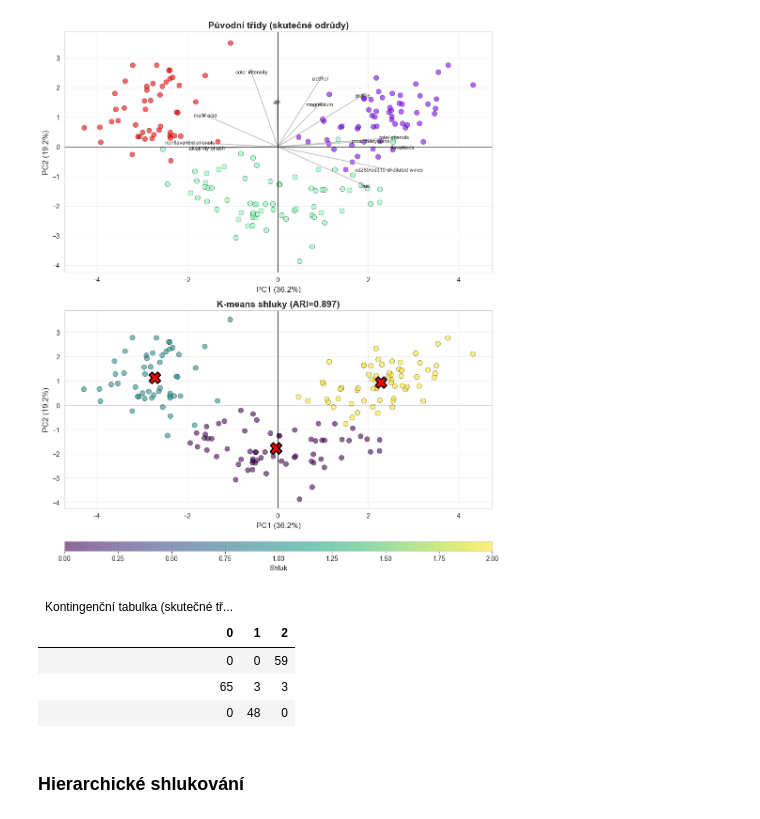
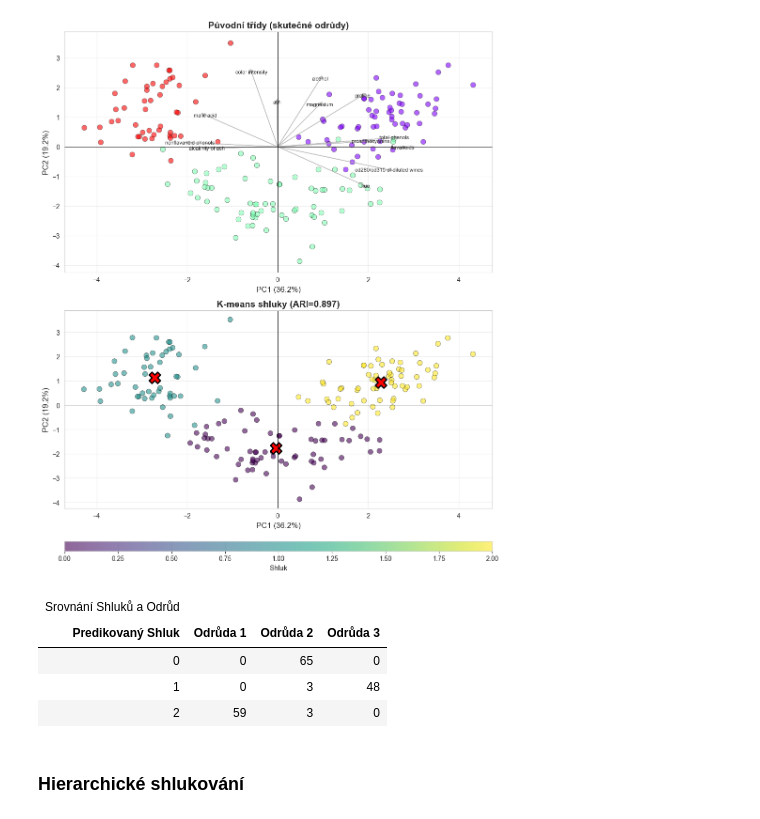
Before and after one commit to sedamichal/XAVDT, a Jupyter notebook: semestral paper/Projekt_Vicerozmerna_Analyza.ipynb, the cells around one changed output. Cells and saved outputs as stored; diff of their text form; code cells hidden in the pictures.

```diff
--- a/semestral paper/Projekt_Vicerozmerna_Analyza.ipynb
+++ b/semestral paper/Projekt_Vicerozmerna_Analyza.ipynb
@@ -397,13 +391,13 @@ km.show_biplot()
 # %%
 # Porovnani shluky vs odrudy
 
-km.show_contingency()
+km.show_cluster_stats()
 # %% [output]
-| Kontingenční tabulka (skutečné tř... |  |  |
-| 0 | 1 | 2 |
-| 0 | 0 | 59 |
-| 65 | 3 | 3 |
-| 0 | 48 | 0 |
+| Srovnání Shluků a Odrůd |  |  |  |
+| Predikovaný Shluk | Odrůda 1 | Odrůda 2 | Odrůda 3 |
+| 0 | 0 | 65 | 0 |
+| 1 | 0 | 3 | 48 |
+| 2 | 59 | 3 | 0 |
 # %% [markdown]
 ### Hierarchické shlukování
 # %%
```
Also changed, not shown: parts of 4 cells of this notebook, 2 other files.
